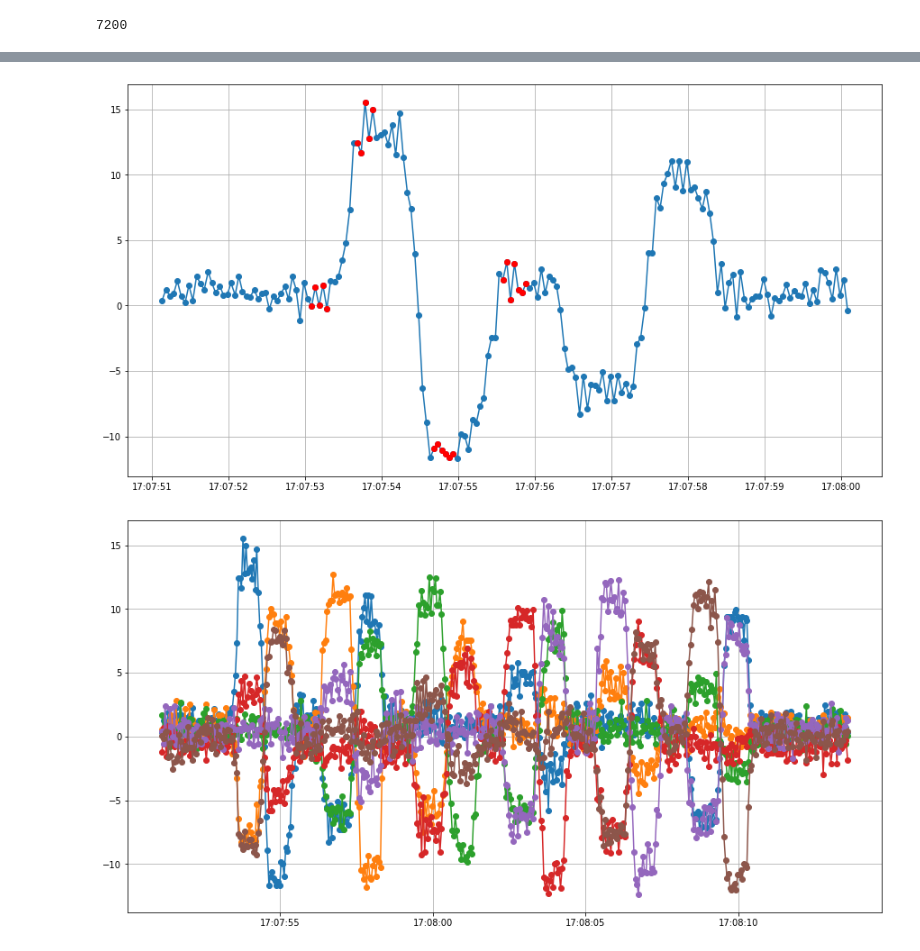
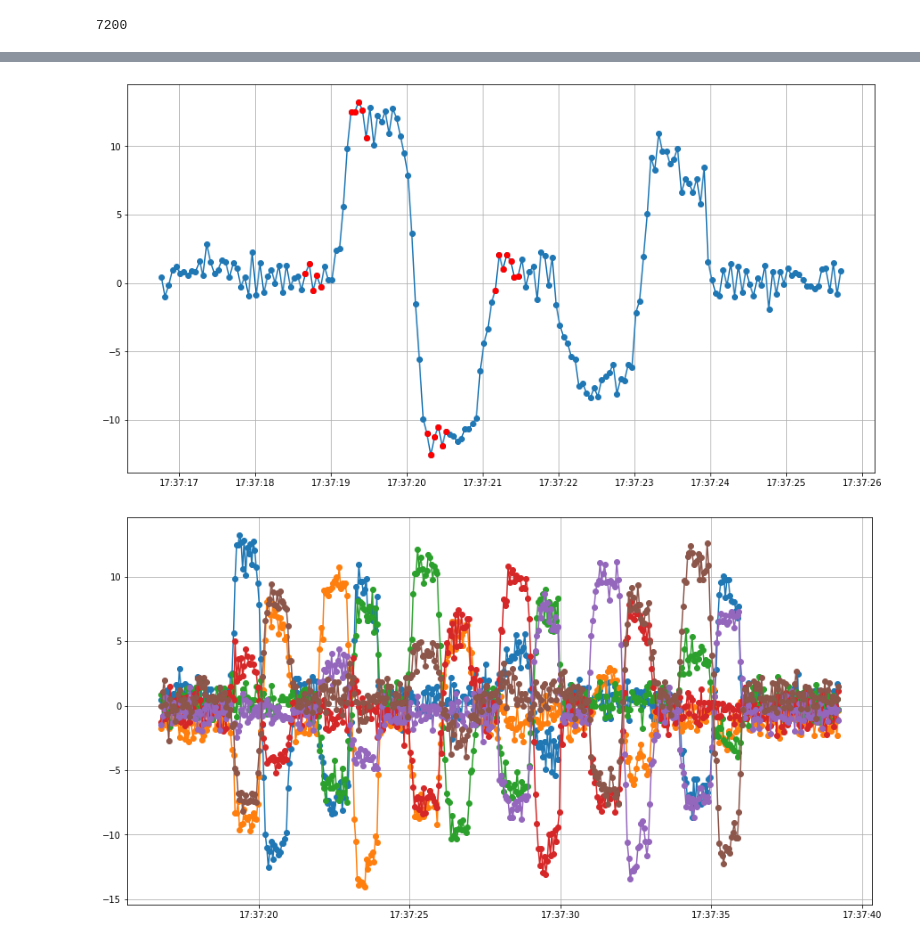
Before and after one commit to bxin/scratchBook, a Jupyter notebook: m2/a15_bump_test.ipynb, the cells around one changed output, grey strips where cells are left out. Cells and saved outputs as stored; diff of their text form; code cells hidden in the pictures.

```diff
--- a/m2/a15_bump_test.ipynb
+++ b/m2/a15_bump_test.ipynb
@@ -23,6 +22,6 @@ register_matplotlib_converters();
 client = EfdClient('summit_efd')
 csc_index = 1
 # %%
-start = Time('2020-11-04T17:03:00') #this is UTC
+start = Time('2021-01-20T17:33:00') #this is UTC
 end = start+timedelta(minutes=6)
 # %%
@@ -69,5 +68,5 @@ plt.plot(pd.to_datetime(df.private_sndStamp[idx3+startIdx], unit='s'), aa[idx3],
 # %%
-df = await client.select_time_series('lsst.sal.MTM2.tangentForcesMeasured', '*',
+df = await client.select_time_series('lsst.sal.MTM2.tangentForce', '*',
                                      (start-timedelta(seconds=37)).tai, (end-timedelta(seconds=37)).tai, csc_index)
 # %%
 fig, ax = plt.subplots(figsize=(15,8))
@@ -79,14 +77,14 @@ for i in range(6):
 # %%
 i = 0
-startIdx = np.argmax(df['tangentLink%dDegForceMeasured'%(i*60)]-df['tangentLink%dDegForceMeasured'%(i*60)][0]>10) - 50
+startIdx = np.argmax(np.array(df['measured%d'%(i)]-df['measured%d'%(i)][0])>10) - 50
 # %%
 rr = 180
 fig, ax = plt.subplots(figsize=(15,8))
 for i in np.arange(1):
     plt.plot(pd.to_datetime(df.private_sndStamp[startIdx:startIdx+rr], unit='s'),
-             df['tangentLink%dDegForceMeasured'%(i*60)][startIdx:startIdx+rr]-df['tangentLink%dDegForceMeasured'%(i*60)][0],'-o')
+             df['measured%d'%(i)][startIdx:startIdx+rr]-df['measured%d'%(i)][0],'-o')
 plt.grid()
-aa = np.array(df['tangentLink%dDegForceMeasured'%(i*60)][startIdx:startIdx+rr]-df['tangentLink%dDegForceMeasured'%(i*60)][0])
+aa = np.array(df['measured%d'%(i)][startIdx:startIdx+rr]-df['measured%d'%(i)][0])
 i1 = np.argmax(aa>0.95*max(aa))-4
 idx0 = np.arange(i1-10,i1-5)
 idx1 = np.arange(i1+2,i1+7)
@@ -97,14 +95,14 @@ plt.plot(pd.to_datetime(df.private_sndStamp[idx1+startIdx], unit='s'), aa[idx1],
 plt.plot(pd.to_datetime(df.private_sndStamp[idx2+startIdx], unit='s'), aa[idx2],'ro')
 plt.plot(pd.to_datetime(df.private_sndStamp[idx3+startIdx], unit='s'), aa[idx3],'ro');
 # %% [output]
-[figure, old version]
+[figure, new version]
 # %%
 rr = 450
 fig, ax = plt.subplots(figsize=(15,8))
 for i in np.arange(6):
     plt.plot(pd.to_datetime(df.private_sndStamp[startIdx:startIdx+rr], unit='s'),
-             df['tangentLink%dDegForceMeasured'%(i*60)][startIdx:startIdx+rr]-df['tangentLink%dDegForceMeasured'%(i*60)][0],'-o')
+             df['measured%d'%(i)][startIdx:startIdx+rr]-df['measured%d'%(i)][0],'-o')
 plt.grid()
-aa = np.array(df['tangentLink%dDegForceMeasured'%(i*60)][startIdx:startIdx+rr]-df['tangentLink%dDegForceMeasured'%(i*60)][0])
+aa = np.array(df['measured%d'%(i)][startIdx:startIdx+rr]-df['measured%d'%(i)][0])
 # %% [output]
-[figure, old version]
+[figure, new version]
```
Also changed, not shown: parts of 7 cells of this notebook.
